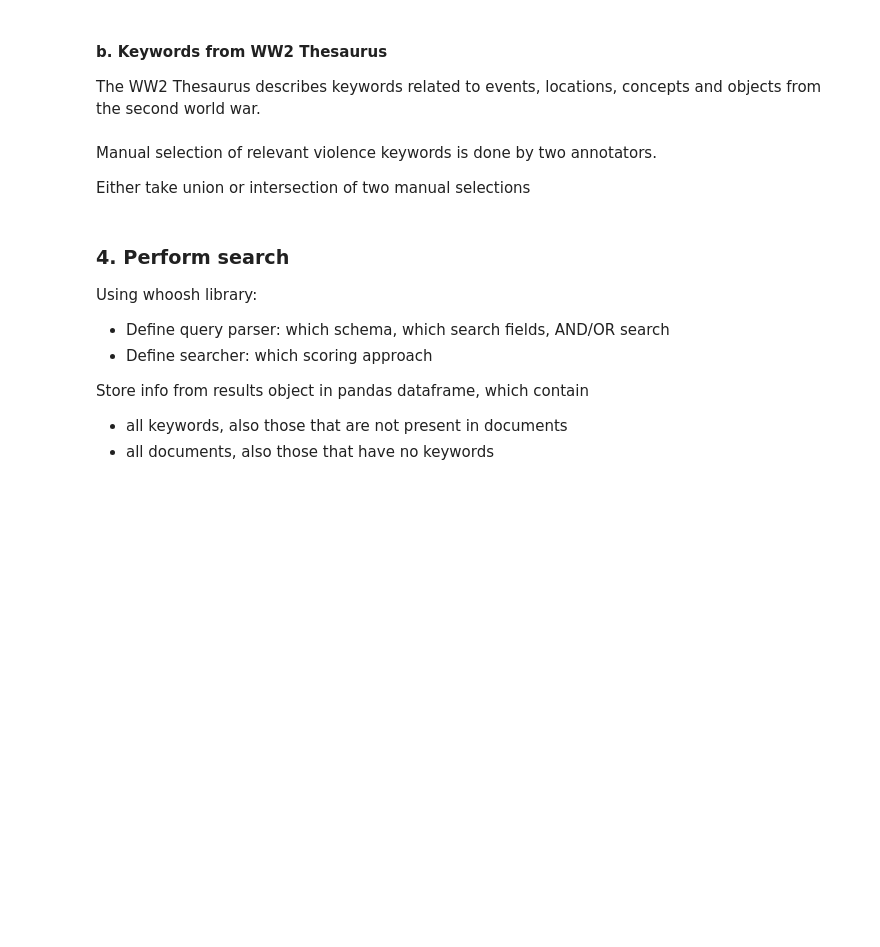
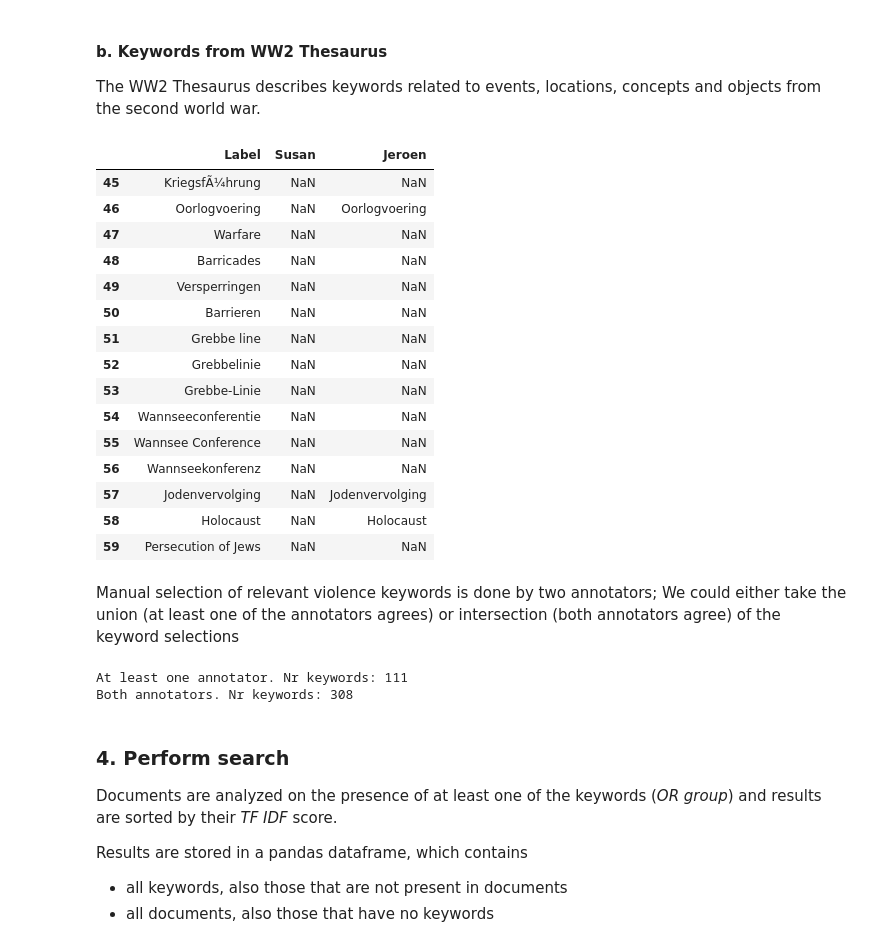
Before and after one commit to ADAH-EviDENce/baseline_search, a Jupyter notebook: notebooks/EviDENce_baseline_search_engine.ipynb, the cells around one changed output. Cells and saved outputs as stored; diff of their text form; code cells hidden in the pictures; blank space fills up the shorter version.

```diff
--- a/notebooks/EviDENce_baseline_search_engine.ipynb
+++ b/notebooks/EviDENce_baseline_search_engine.ipynb
@@ -96,26 +115,46 @@ ceo_class_dict = ceo_class_df.transpose().to_dict(orient = 'records')[0]
 
 The WW2 Thesaurus describes keywords related to events, locations, concepts and objects from the second world war.
 # %%
-thes_file ="../data/Geweldslexicon obv WOIIThesaurus SH en JW.csv"
 thes_df = pd.read_csv(thes_file,sep=',',encoding = "ISO-8859-1")
+thes_df[45:60]
+# %% [output]
+|  | Label | Susan | Jeroen |
+| 45 | KriegsfÃ¼hrung | NaN | NaN |
+| 46 | Oorlogvoering | NaN | Oorlogvoering |
+| 47 | Warfare | NaN | NaN |
+| 48 | Barricades | NaN | NaN |
+| 49 | Versperringen | NaN | NaN |
+| 50 | Barrieren | NaN | NaN |
+| 51 | Grebbe line | NaN | NaN |
+| 52 | Grebbelinie | NaN | NaN |
+| 53 | Grebbe-Linie | NaN | NaN |
+| 54 | Wannseeconferentie | NaN | NaN |
+| 55 | Wannsee Conference | NaN | NaN |
+| 56 | Wannseekonferenz | NaN | NaN |
+| 57 | Jodenvervolging | NaN | Jodenvervolging |
+| 58 | Holocaust | NaN | Holocaust |
+| 59 | Persecution of Jews | NaN | NaN |
 # %% [markdown]
-Manual selection of relevant violence keywords is done by two annotators.
-
-Either take union or intersection of two manual selections
+Manual selection of relevant violence keywords is done by two annotators;
+We could either take the union (at least one of the annotators agrees) or intersection (both annotators agree) of the keyword selections
 # %%
 susan = thes_df['Susan'].dropna().str.lower().tolist()
 jeroen = thes_df['Jeroen'].dropna().str.lower().tolist()
 
 thes_intersect = [x for x in susan if x in jeroen]
 thes_union = set(susan+jeroen)
+
+print("At least one annotator. Nr keywords: %s" %len(thes_intersect))
+print("Both annotators. Nr keywords: %s" %len(thes_union))
+# %% [output]
+At least one annotator. Nr keywords: 111
+Both annotators. Nr keywords: 308
 # %% [markdown]
 ### 4. Perform search ###
 
-Using whoosh library:
-* Define query parser: which schema, which search fields, AND/OR search
-* Define searcher: which scoring approach
+Documents are analyzed on the presence of at least one of the keywords (_OR group_) and results are sorted by their _TF IDF_ score.
 
-Store info from results object in pandas dataframe, which contain
+Results are stored in a pandas dataframe, which contains
 * all keywords, also those that are not present in documents
 * all documents, also those that have no keywords
 # %%
```
Also changed, not shown: parts of 30 cells of this notebook, 1 other file.
